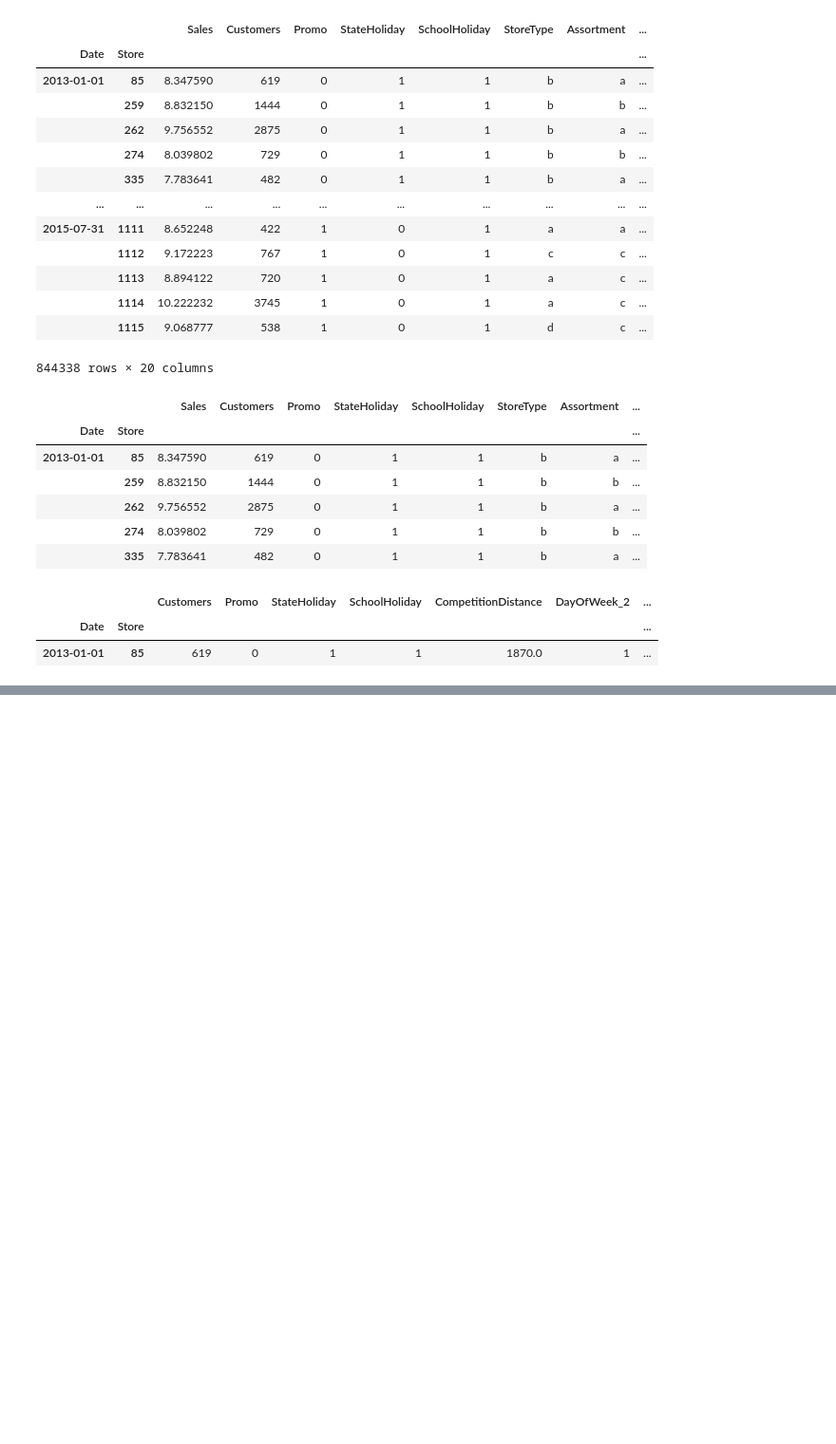
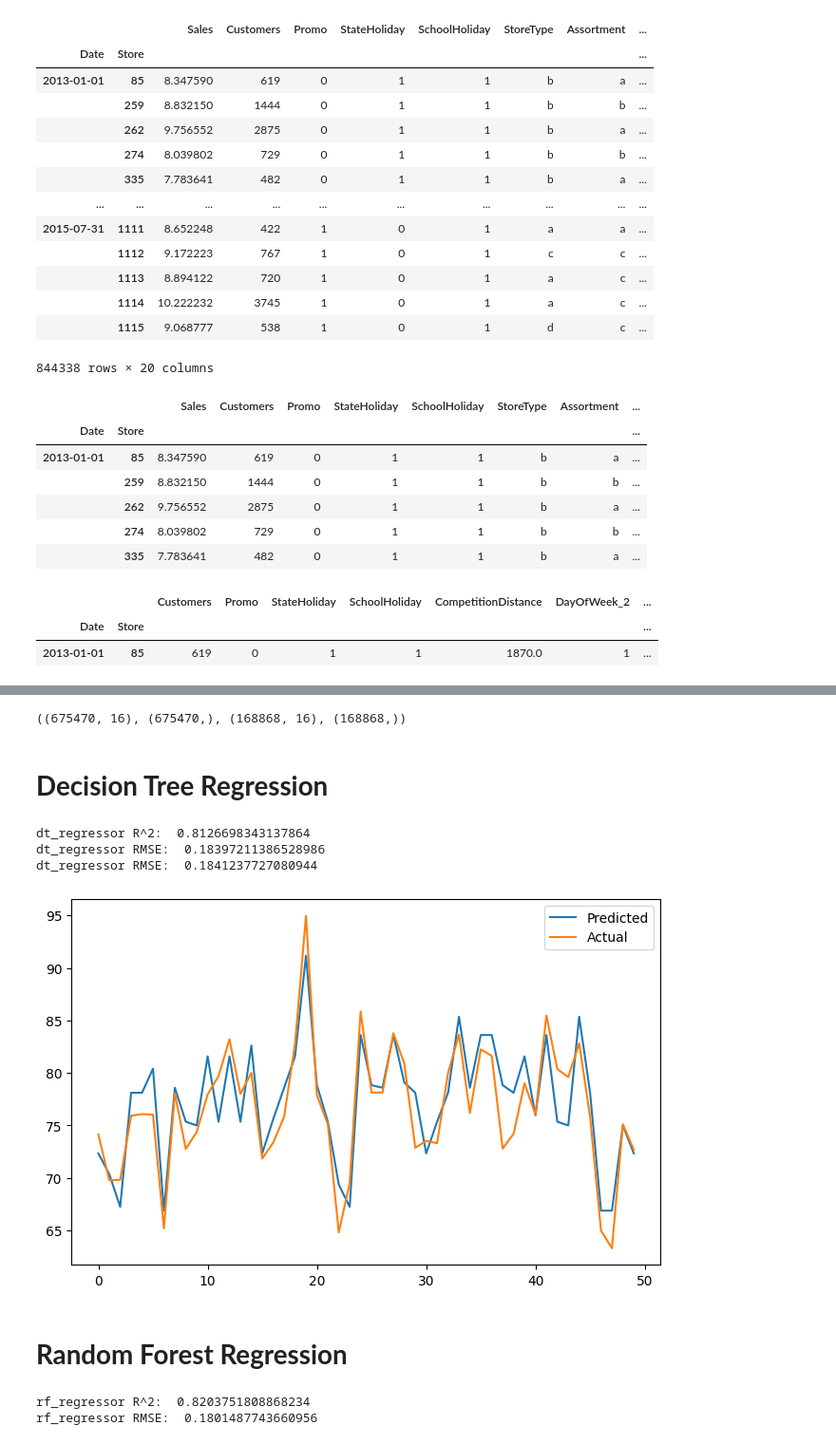
Before and after one commit to nandukamankar/regression-analysis, a Jupyter notebook: Copy_of_regression_analysis_on_rossmann_store_sales_by_nandu_final_.ipynb, the cells around one changed output, grey strips where cells are left out. Shown at 95% size. Drawn from its saved outputs; the diff is of its cells as text; code cells hidden in the pictures; blank space fills up the shorter version.

```diff
--- a/Copy_of_regression_analysis_on_rossmann_store_sales_by_nandu_final_.ipynb
+++ b/Copy_of_regression_analysis_on_rossmann_store_sales_by_nandu_final_.ipynb
@@ -1097,0 +1122,48 @@ df2.head(1)
+# %%
+X=df2[indep_var].values
+Y=df2[dep_var].values
+# %%
+X_train,X_test,Y_train,Y_test = train_test_split(X,Y,test_size=0.2,random_state=1)
+# %%
+X_train.shape,Y_train.shape,X_test.shape,Y_test.shape
+# %% [output]
+((675470, 16), (675470,), (168868, 16), (168868,))
+# %%
+scaler=StandardScaler()
+X_train=scaler.fit_transform(X_train)
+X_test=scaler.transform(X_test)
+# %% [markdown]
+# **Decision Tree Regression**
+# %%
+dt_regressor=DecisionTreeRegressor(max_depth=5)
+dt_regressor.fit(X_train, Y_train)
+Y_pred=dt_regressor.predict(X_test)
+Y_train_pred=dt_regressor.predict(X_train)
+print('dt_regressor R^2: ', r2(Y_test,Y_pred))
+print('dt_regressor RMSE: ', math.sqrt(mse(Y_test, Y_pred)))
+print('dt_regressor RMSE: ', math.sqrt(mse(Y_train, Y_train_pred)))
+#print('dt_regressor RMSE: ',(np.sqrt(np.mean(np.square((y_test-y_pred)/y_test))))*100
+# %% [output]
+dt_regressor R^2:  0.8126698343137864
+dt_regressor RMSE:  0.18397211386528986
+dt_regressor RMSE:  0.1841237727080944
+# %%
+#plotting the the actual and predicted sales values
+plt.figure(figsize=(8,5))
+plt.plot((Y_pred[:50])**2)
+plt.plot(np.array((Y_test[:50])**2))
+plt.legend(["Predicted","Actual"])
+plt.show()
+# %% [output]
+[figure, added]
+# %% [markdown]
+# **Random Forest Regression**
+# %%
+rf_regressor=RandomForestRegressor(n_estimators =10,max_depth=5)
+rf_regressor.fit(X_train, Y_train)
+Y_pred=rf_regressor.predict(X_test)
+print('rf_regressor R^2: ', r2(Y_test,Y_pred))
+print('rf_regressor RMSE: ', math.sqrt(mse(Y_test, Y_pred)))
+# %% [output]
+rf_regressor R^2:  0.8203751808868234
+rf_regressor RMSE:  0.1801487743660956
```
Also changed, not shown: parts of 5 cells of this notebook.
